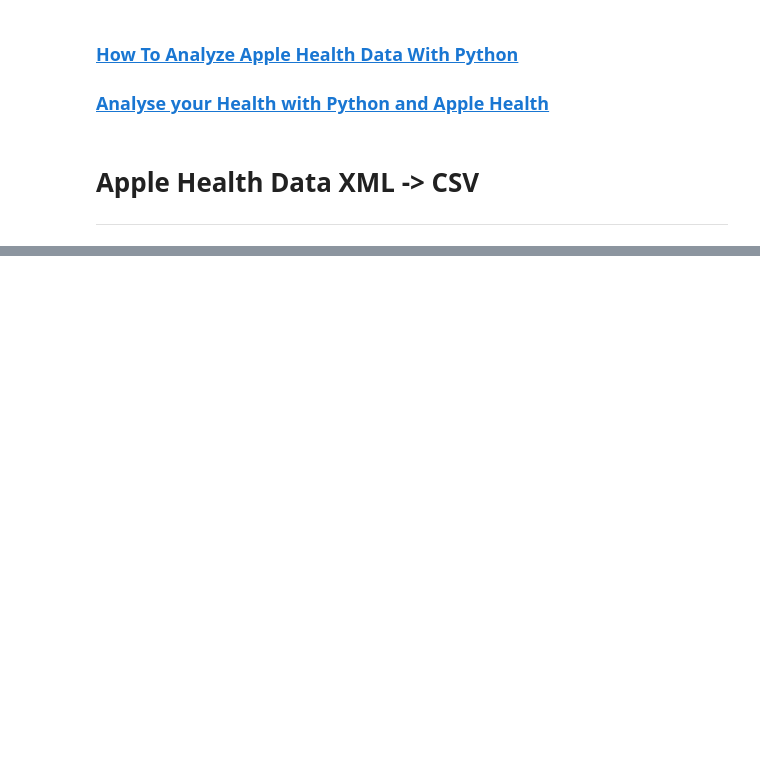
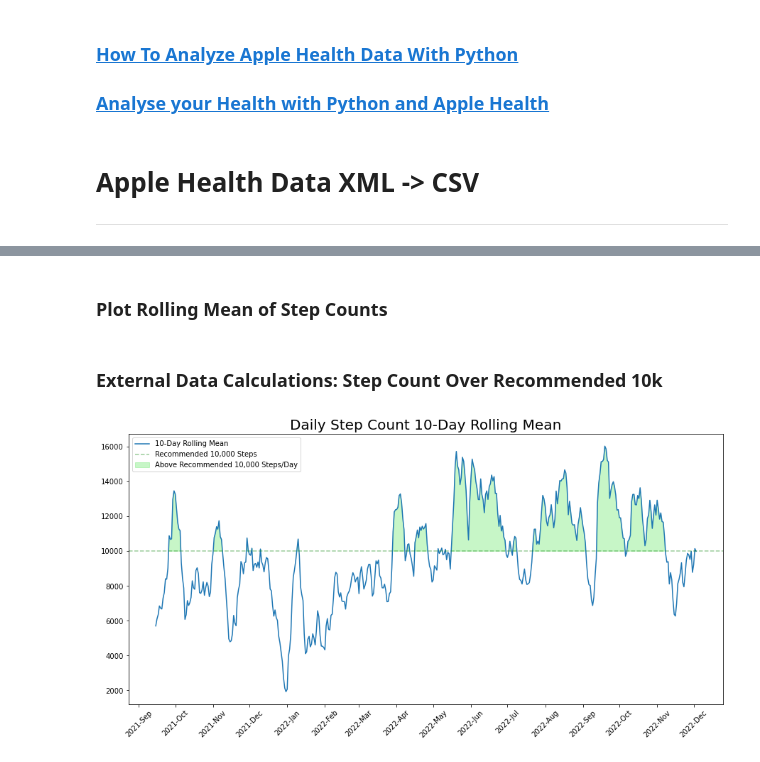
Before and after one commit to bridaniels/ML_Trading_2ndEd, a Jupyter notebook: P2_ML_trading_fundamentals/10_bayesian_ML/06_markov_chain_monte_carlo.ipynb, the cells around one changed output, grey strips where cells are left out. Drawn from its saved outputs; the diff is of its cells as text; code cells hidden in the pictures; blank space fills up the shorter version.

Commit message:
10 06 rolling means

```diff
--- a/P2_ML_trading_fundamentals/10_bayesian_ML/06_markov_chain_monte_carlo.ipynb
+++ b/P2_ML_trading_fundamentals/10_bayesian_ML/06_markov_chain_monte_carlo.ipynb
@@ -72,0 +79,2 @@ from matplotlib.axis import Axis
+# %%
+df = pd.read_csv('data/steps_distance.csv')
@@ -72,0 +83,9 @@ from matplotlib.axis import Axis
+# %%
+df['endDate'] = pd.to_datetime(df['endDate'])
+
+df['year'] = df['endDate'].dt.year
+df['month'] = df['endDate'].dt.month
+df['day'] = df['endDate'].dt.day
+df['day_of_week'] = df['endDate'].dt.day_of_week
+
+df
@@ -72,0 +133,11 @@ from matplotlib.axis import Axis
+# %%
+# Copy To New Dataframe - DeepCopy so Changes DO NOT reflect in Original
+daily_steps_sum = df[['endDate', 'StepCount']].copy(deep=True)
+
+# Calculate Rolling Average
+daily_steps_sum['RollingMeanSteps'] = daily_steps_sum.StepCount.rolling(window=10,center=True).mean()
+daily_steps_sum.dropna(inplace=True)
+
+daily_steps_sum = daily_steps_sum.set_index('endDate')
+
+daily_steps_sum
@@ -72,0 +159,24 @@ from matplotlib.axis import Axis
+# %% [markdown]
+### Plot Rolling Mean of Step Counts
+# %% [markdown]
+### External Data Calculations: Step Count Over Recommended 10k
+# %%
+fig, ax = plt.subplots(figsize=(15,7))
+
+y_line = 10000
+
+ax.plot(daily_steps_sum.RollingMeanSteps, label="10-Day Rolling Mean")
+ax.axhline(y=y_line, label='Recommended 10,000 Steps', linestyle='--', color='green', alpha=0.4)
+ax.fill_between(x=daily_steps_sum.index, y1=y_line, y2=daily_steps_sum['RollingMeanSteps'], where=y_line < daily_steps_sum['RollingMeanSteps'], color='lightgreen', alpha=0.5, label='Above Recommended 10,000 Steps/Day')
+
+
+ax.xaxis.set_major_formatter(mdates.DateFormatter('%Y-%b'))
+Axis.set_major_locator(ax.xaxis, mdates.MonthLocator())
+ax.tick_params(axis='x', labelrotation=45)
+
+ax.set_title("Daily Step Count 10-Day Rolling Mean", fontsize=20)
+ax.legend(loc=2)
+
+plt.show()
+# %% [output]
+[figure, added]
```
Also changed, not shown: parts of 10 cells of this notebook, 2 other files.
